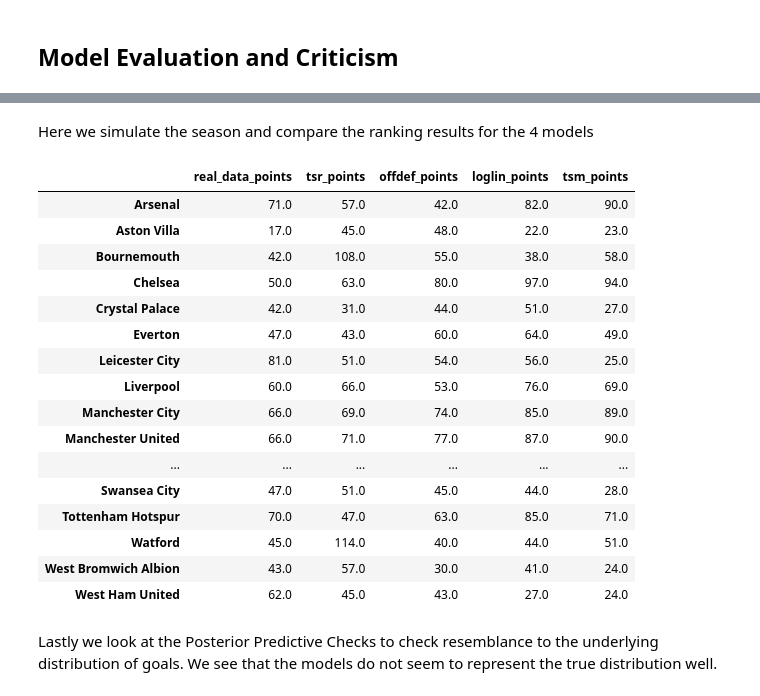
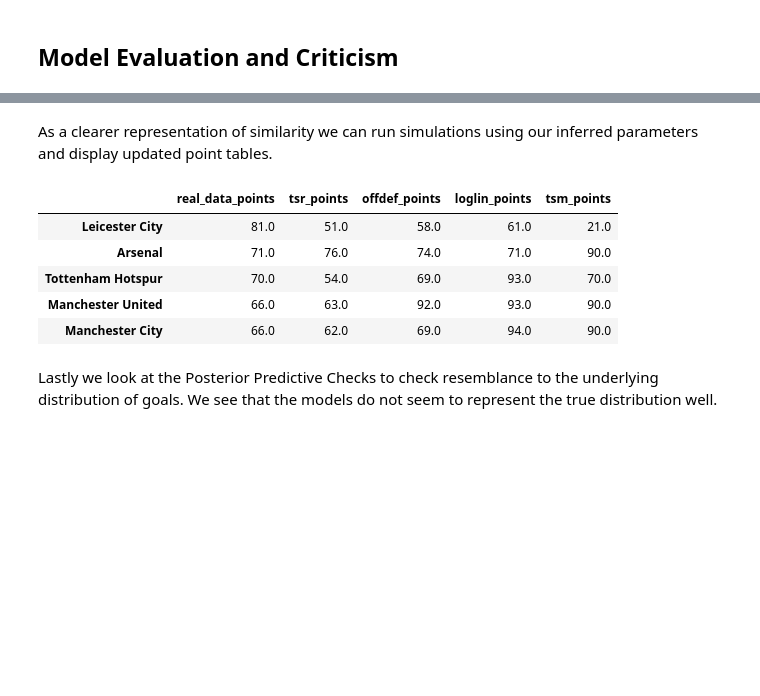
Before and after one commit to vinoo999/trueskill_augmented, a Jupyter notebook: final_project/final_project.ipynb, the cells around one changed output, grey strips where cells are left out. Saved outputs shown, nothing was run; the diff lists cells and outputs as text; code cells hidden in the pictures; blank space fills up the shorter version.

```diff
--- a/final_project/final_project.ipynb
+++ b/final_project/final_project.ipynb
@@ -181,44 +159,34 @@ display(pd.DataFrame(data_dict))
-# %% [markdown]
-Here we simulate the season and compare the ranking results for the 4 models
+# %% [markdown]
+As a clearer representation of similarity we can run simulations using our inferred parameters and display updated point tables.
 # %%
-tsr_results = tsr.simulate(test)
+tsr_results = tsr.simulate(test.reset_index(drop=True))
 tsr_record = process.gen_records(test.reset_index(drop=True), tsr_results)
-offdef_results = off_def.simulate(test.reset_index(drop=True))
+offdef_results = off_def.simulate(test.reset_index(drop=True), num_simulations=10)
 offdef_record = process.gen_records(test.reset_index(drop=True), offdef_results)
-loglin_results = log_lin.simulate(test.reset_index(drop=True))
+loglin_results = log_lin.simulate(test.reset_index(drop=True), num_simulations=10)
 loglin_record = process.gen_records(test.reset_index(drop=True), loglin_results)
 season_record = process.rankings(test.reset_index(drop=True))
-tsm_results = tsm.simulate(test)
+tsm_results = tsm.simulate(test.reset_index(drop=True), num_simulations=10)
 tsm_record = process.gen_records(test.reset_index(drop=True), tsm_results)
 
 
 data_dict = {}
 data_dict['real_data_points'] = pd.Series(season_record['points'], index=season_record.index.values)
 data_dict['tsr_points'] = pd.Series(tsr_record['points'], index=tsr_record.index.values)
 data_dict['offdef_points'] = pd.Series(offdef_record['points'], index=offdef_record.index.values)
 data_dict['loglin_points'] = pd.Series(loglin_record['points'], index=loglin_record.index.values)
 data_dict['tsm_points'] = pd.Series(tsm_record['points'], index=tsm_record.index.values)
 
 record_chart = pd.DataFrame(data_dict)
-display(record_chart)
+record_chart = record_chart.sort_values(by='real_data_points', ascending=False)
+display(record_chart.head(5))
 # %% [output]
 |  | real_data_points | tsr_points | offdef_points | loglin_points | tsm_points |
-| Arsenal | 71.0 | 57.0 | 42.0 | 82.0 | 90.0 |
-| Aston Villa | 17.0 | 45.0 | 48.0 | 22.0 | 23.0 |
-| Bournemouth | 42.0 | 108.0 | 55.0 | 38.0 | 58.0 |
-| Chelsea | 50.0 | 63.0 | 80.0 | 97.0 | 94.0 |
-| Crystal Palace | 42.0 | 31.0 | 44.0 | 51.0 | 27.0 |
-| Everton | 47.0 | 43.0 | 60.0 | 64.0 | 49.0 |
-| Leicester City | 81.0 | 51.0 | 54.0 | 56.0 | 25.0 |
-| Liverpool | 60.0 | 66.0 | 53.0 | 76.0 | 69.0 |
-| Manchester City | 66.0 | 69.0 | 74.0 | 85.0 | 89.0 |
-| Manchester United | 66.0 | 71.0 | 77.0 | 87.0 | 90.0 |
-| ... | ... | ... | ... | ... | ... |
-| Swansea City | 47.0 | 51.0 | 45.0 | 44.0 | 28.0 |
-| Tottenham Hotspur | 70.0 | 47.0 | 63.0 | 85.0 | 71.0 |
-| Watford | 45.0 | 114.0 | 40.0 | 44.0 | 51.0 |
-| West Bromwich Albion | 43.0 | 57.0 | 30.0 | 41.0 | 24.0 |
-| West Ham United | 62.0 | 45.0 | 43.0 | 27.0 | 24.0 |
+| Leicester City | 81.0 | 51.0 | 58.0 | 61.0 | 21.0 |
+| Arsenal | 71.0 | 76.0 | 74.0 | 71.0 | 90.0 |
+| Tottenham Hotspur | 70.0 | 54.0 | 69.0 | 93.0 | 70.0 |
+| Manchester United | 66.0 | 63.0 | 92.0 | 93.0 | 90.0 |
+| Manchester City | 66.0 | 62.0 | 69.0 | 94.0 | 90.0 |
 # %% [markdown]
 Lastly we look at the Posterior Predictive Checks to check resemblance to the underlying distribution of goals. We see that the models do not seem to represent the true distribution well.
 # %%
```
Also changed, not shown: parts of 19 cells of this notebook.
